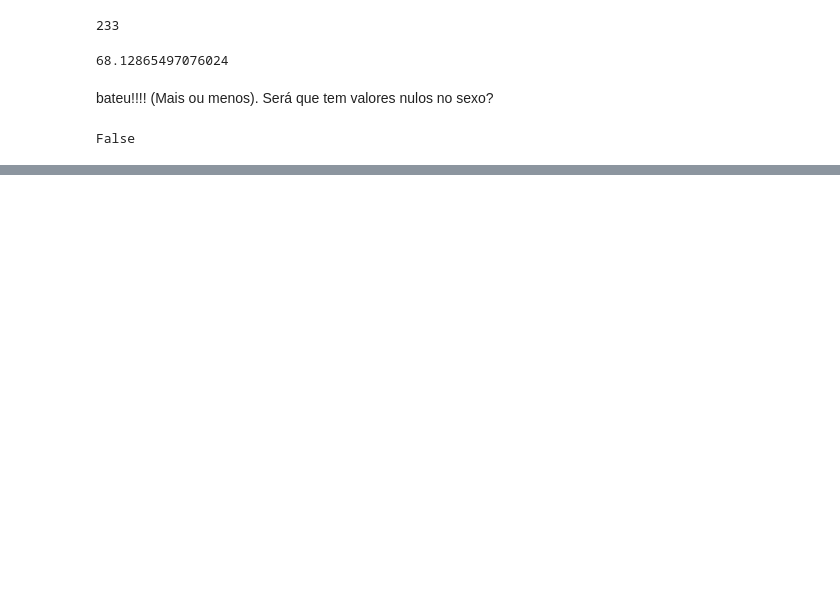
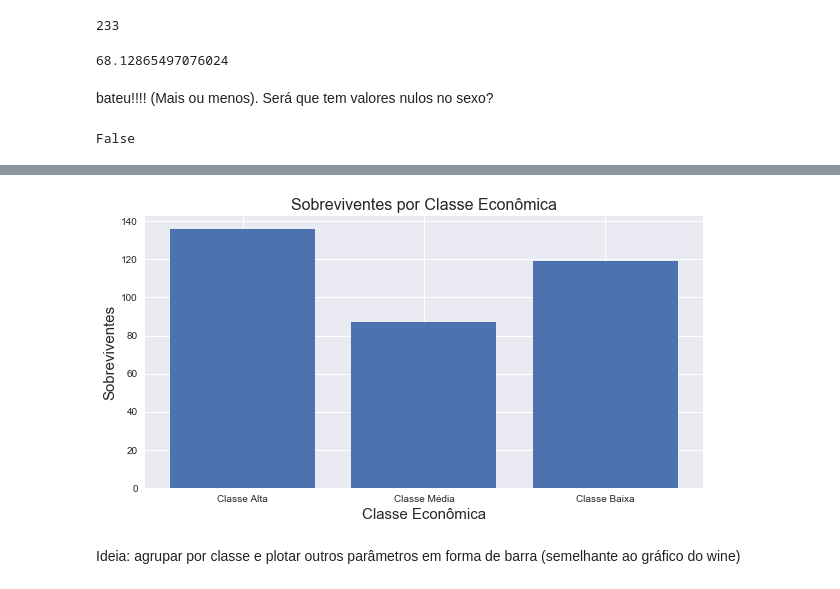
Before and after one commit to RobertoDelamora/data-science-academy, a Jupyter notebook: udacity/fundamentos-data-scientist-I/projeto-II/Untitled.ipynb, the cells around one changed output, grey strips where cells are left out. Cells and saved outputs as stored; diff of their text form; code cells hidden in the pictures; blank space fills up the shorter version.

```diff
--- a/udacity/fundamentos-data-scientist-I/projeto-II/Untitled.ipynb
+++ b/udacity/fundamentos-data-scientist-I/projeto-II/Untitled.ipynb
@@ -440,0 +486,3 @@ False
+# %%
+df_surv = df.query('Survived == 1')
+df_surv.head()
@@ -440,0 +496,2 @@ False
+# %%
+df_surv.set_index('PassengerId', inplace=True)
@@ -440,0 +506,16 @@ False
+# %%
+locations = df_surv.groupby('Pclass').count().index
+values = df_surv.groupby('Pclass').count()['Survived']
+
+sns.set()
+fig, ax = plt.subplots(figsize=(10, 5))
+ax.bar(locations, values)
+ax.set_title('Sobreviventes por Classe Econômica', fontsize=16)
+plt.xticks([1, 2, 3], ['Classe Alta', 'Classe Média', 'Classe Baixa'])
+ax.set_xlabel('Classe Econômica', fontsize=15)
+ax.set_ylabel('Sobreviventes', fontsize=15)
+plt.show()
+# %% [output]
+[figure, added]
+# %% [markdown]
+Ideia: agrupar por classe e plotar outros parâmetros em forma de barra (semelhante ao gráfico do wine)
```
Also changed, not shown: parts of 39 cells of this notebook, 10 other files.
